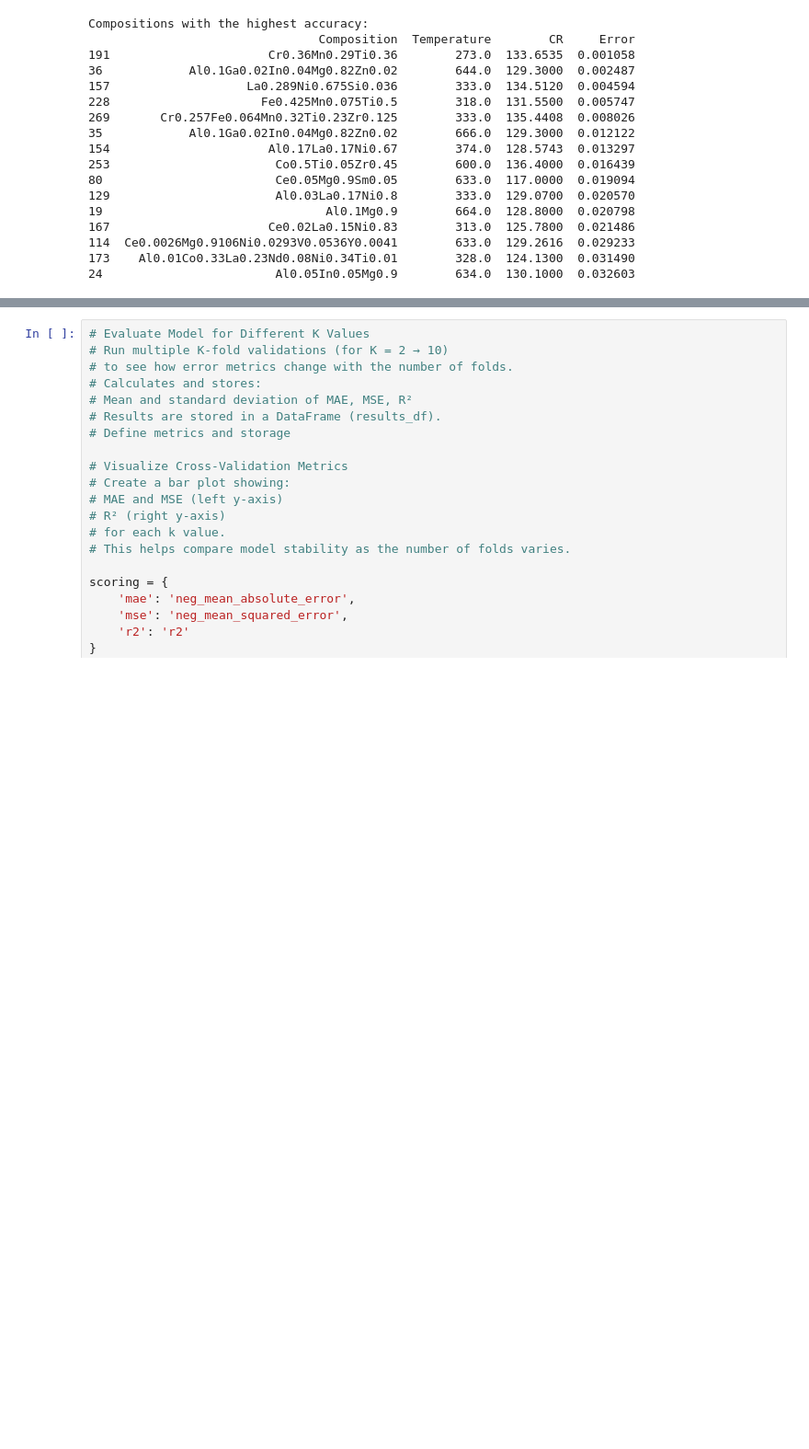
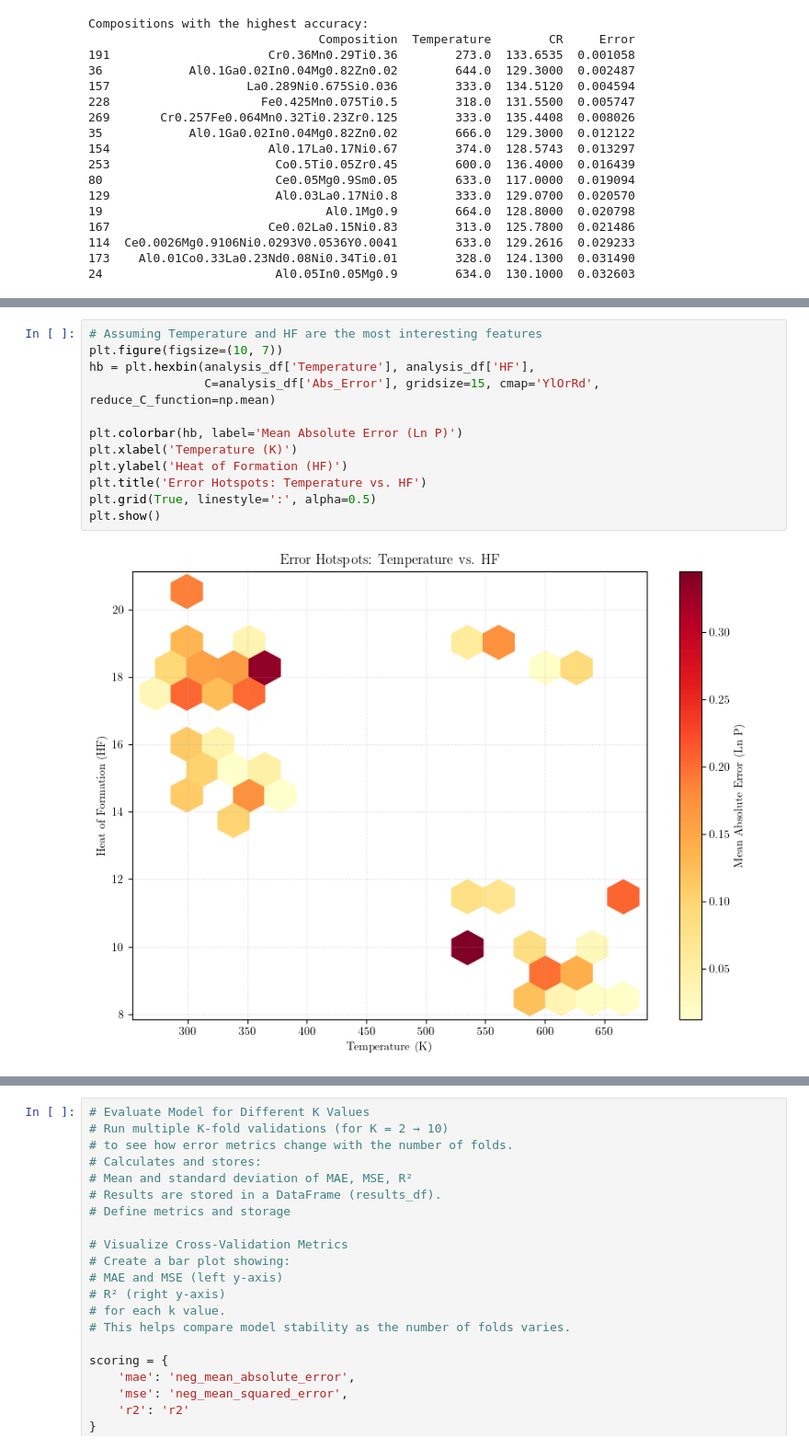
Before and after one commit to catastropiyush/EquiP, a Jupyter notebook: EquiP_Demo.ipynb, the cells around one changed output, grey strips where cells are left out. Shown at 92% size. Drawn from its saved outputs; the diff is of its cells as text; blank space fills up the shorter version.

```diff
--- a/EquiP_Demo.ipynb
+++ b/EquiP_Demo.ipynb
@@ -478,0 +577,14 @@ Compositions with the highest accuracy:
+# %%
+# Assuming Temperature and HF are the most interesting features
+plt.figure(figsize=(10, 7))
+hb = plt.hexbin(analysis_df['Temperature'], analysis_df['HF'],
+                C=analysis_df['Abs_Error'], gridsize=15, cmap='YlOrRd', reduce_C_function=np.mean)
+
+plt.colorbar(hb, label='Mean Absolute Error (Ln P)')
+plt.xlabel('Temperature (K)')
+plt.ylabel('Heat of Formation (HF)')
+plt.title('Error Hotspots: Temperature vs. HF')
+plt.grid(True, linestyle=':', alpha=0.5)
+plt.show()
+# %% [output]
+[figure, added]
```
Also changed, not shown: parts of 14 cells of this notebook.
